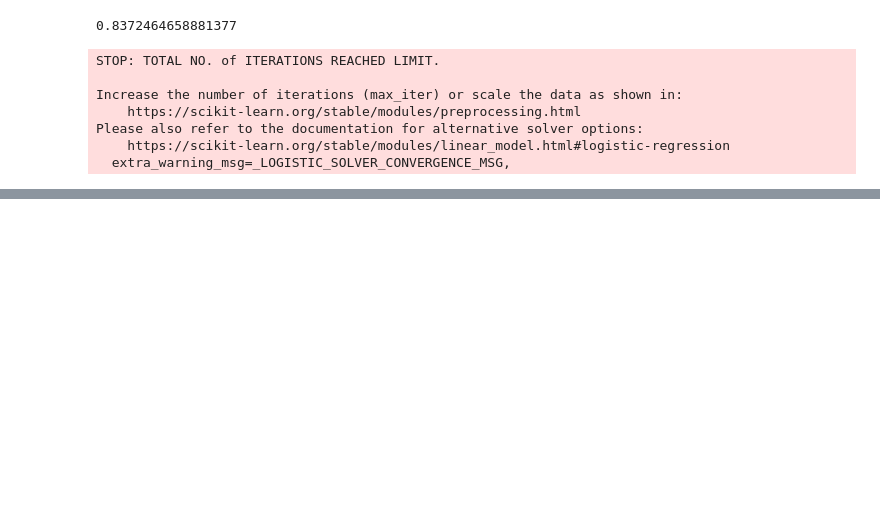
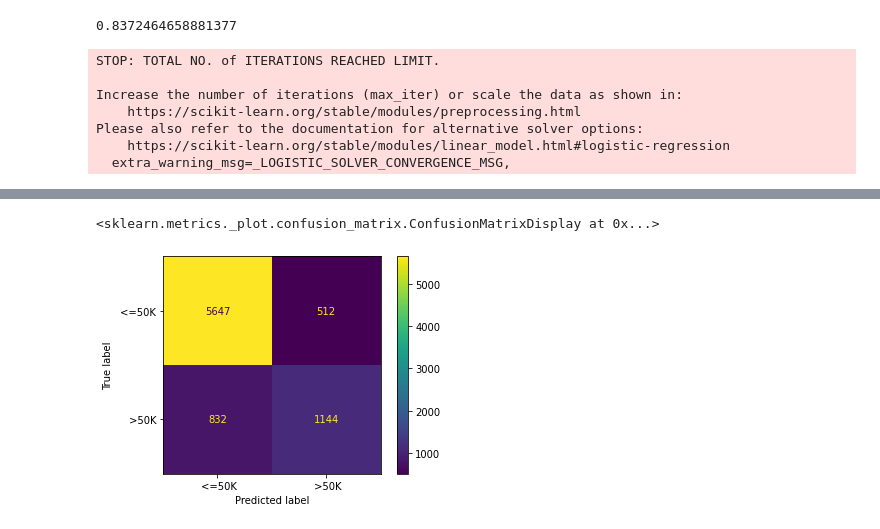
Before and after one commit to hport15/prediction, a Jupyter notebook: Project_2.ipynb, the cells around one changed output, grey strips where cells are left out. Saved outputs shown, nothing was run; the diff lists cells and outputs as text; code cells hidden in the pictures; blank space fills up the shorter version.

```diff
--- a/Project_2.ipynb
+++ b/Project_2.ipynb
@@ -383,0 +435,12 @@ print(rfPipe.score(X_test, y_test))
+# %%
+# hypertuning knn 3
+param_grid = {'kneighborsclassifier__n_neighbors': [30,40,50]}
+
+# instantiate gridsearch
+knnGridSearch = GridSearchCV(knnPipe, param_grid)
+
+# fit data
+knnGridSearch.fit(X_train, y_train)
+
+# best parameters
+knnGridSearch.best_params_
@@ -398,0 +535,11 @@ Please also refer to the documentation for alternative solver options:
+# %%
+# classification report for knn
+from sklearn.metrics import classification_report
+
+# knn predictions
+knnPipeTrainPred = knnPipe.predict(X_train)
+knnPipeTestPred = knnPipe.predict(X_test)
+
+# print metrics
+print(classification_report(y_train, knnPipeTrainPred))
+print(classification_report(y_test, knnPipeTestPred))
@@ -398,0 +591,7 @@ Please also refer to the documentation for alternative solver options:
+# %%
+from sklearn.metrics import ConfusionMatrixDisplay
+# knn confusion matrix
+ConfusionMatrixDisplay.from_predictions(y_test, knnPipeTestPred)
+# %% [output]
+<sklearn.metrics._plot.confusion_matrix.ConfusionMatrixDisplay at 0x...>
+[figure, added]
```
Also changed, not shown: parts of 18 cells of this notebook.
